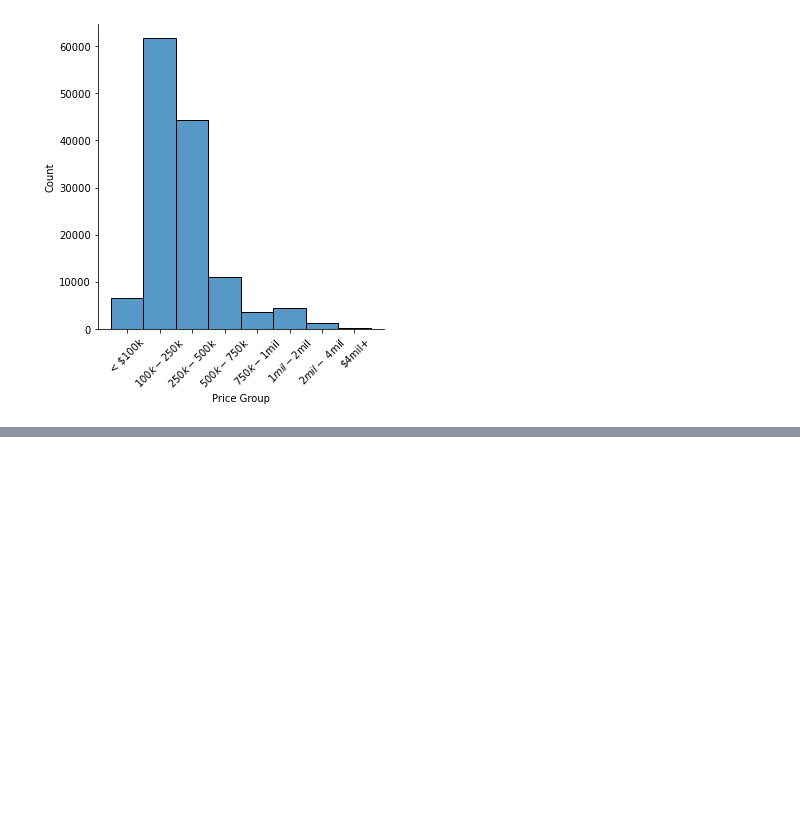
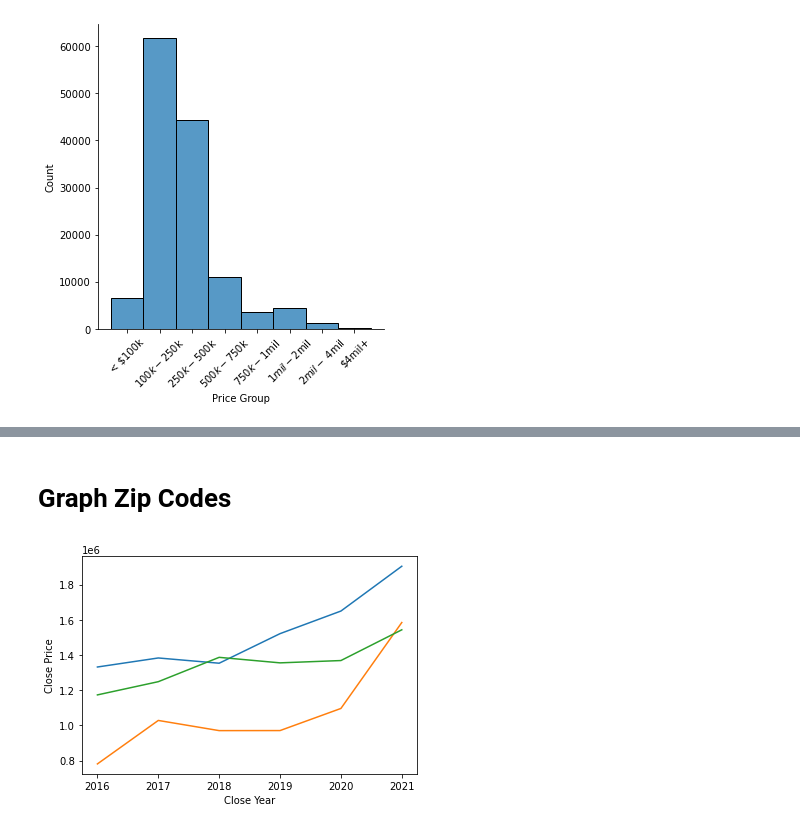
Before and after one commit to VicHug27/Project1, a Jupyter notebook: ZipCode_Cleaning_Analysis.ipynb, the cells around one changed output, grey strips where cells are left out. Saved outputs shown, nothing was run; the diff lists cells and outputs as text; code cells hidden in the pictures; blank space fills up the shorter version.

Commit message:
Uploaded final graphs and zip code analysis

```diff
--- a/ZipCode_Cleaning_Analysis.ipynb
+++ b/ZipCode_Cleaning_Analysis.ipynb
@@ -39,11 +41,11 @@ mls_df[["SqFt Total", "Close Price", "Number Of Stories", "RATIO Current Price B
 mls_df[["Yr Built"]] = mls_df[["Yr Built"]].astype(float)
 
 #convert all dates to date
-mls_df[["Listing Date"]] = pd.to_datetime(mls_df["Listing Date"], format='%Y-%M-%d')
-mls_df[["Close Date"]] = pd.to_datetime(mls_df["Close Date"], format='%Y-%M-%d')
-mls_df[["Expiration Date"]] = pd.to_datetime(mls_df["Expiration Date"], format='%Y-%M-%d')
-mls_df[["Cancelled Date"]] = pd.to_datetime(mls_df["Cancelled Date"], format='%Y-%M-%d')
-mls_df[["Status Change Timestamp"]] = pd.to_datetime(mls_df["Status Change Timestamp"], format='%Y-%M-%d')
+mls_df[["Listing Date"]] = pd.to_datetime(mls_df["Listing Date"], format='%Y-%m-%d')
+mls_df[["Close Date"]] = pd.to_datetime(mls_df["Close Date"], format='%Y-%m-%d')
+mls_df[["Expiration Date"]] = pd.to_datetime(mls_df["Expiration Date"], format='%Y-%m-%d')
+mls_df[["Cancelled Date"]] = pd.to_datetime(mls_df["Cancelled Date"], format='%Y-%m-%d')
+mls_df[["Status Change Timestamp"]] = pd.to_datetime(mls_df["Status Change Timestamp"], format='%Y-%m-%d')
 
 #convert all strings from objects to string
 
@@ -84,7 +86,7 @@ columns = ['MLS #','Status','Address','City','List Price',
            'Baths Total','Parking Spaces Garage','Lot Size Area','Yr Built',
             'Pool','DOM','Listing Date','Close Date', 'List Agent Full Name',
             'Buyers/SubAgent Full Name', 'RATIO Close Price By List Price',
-            'School District', 'Subdivision Name','Zip Code']
+            'School District', 'Subdivision Name','Zip Code', "Property Sub Type", "Property Type"]
 
 sold_mls_df = mls_df.loc[mls_df["Status"] == "S", columns]
 
@@ -315,0 +314,3 @@ sold_mls_df.head()
+# %%
+sold_mls_df["Close Year"] = sold_mls_df["Close Date"].dt.year
+sold_mls_df["Close Month"] = pd.DatetimeIndex(sold_mls_df["Close Date"]).month
@@ -315,0 +337,14 @@ sold_mls_df.head()
+# %% [markdown]
+# Graph Zip Codes
+# %%
+Mean75205 = sold_mls_df[sold_mls_df["Zip Code"] == 75205 ].groupby(["Close Year"])["Close Price"].mean()
+Mean75225 = sold_mls_df[sold_mls_df["Zip Code"] == 75225 ].groupby(["Close Year"])["Close Price"].mean()
+Mean75201 = sold_mls_df[sold_mls_df["Zip Code"] == 75201 ].groupby(["Close Year"])["Close Price"].mean()
+
+
+sns.lineplot(data=Mean75205)
+sns.lineplot(data=Mean75201)
+sns.lineplot(data=Mean75225)
+plt.show()
+# %% [output]
+[figure, added]
```
Also changed, not shown: parts of 21 cells of this notebook, 6 other files.
